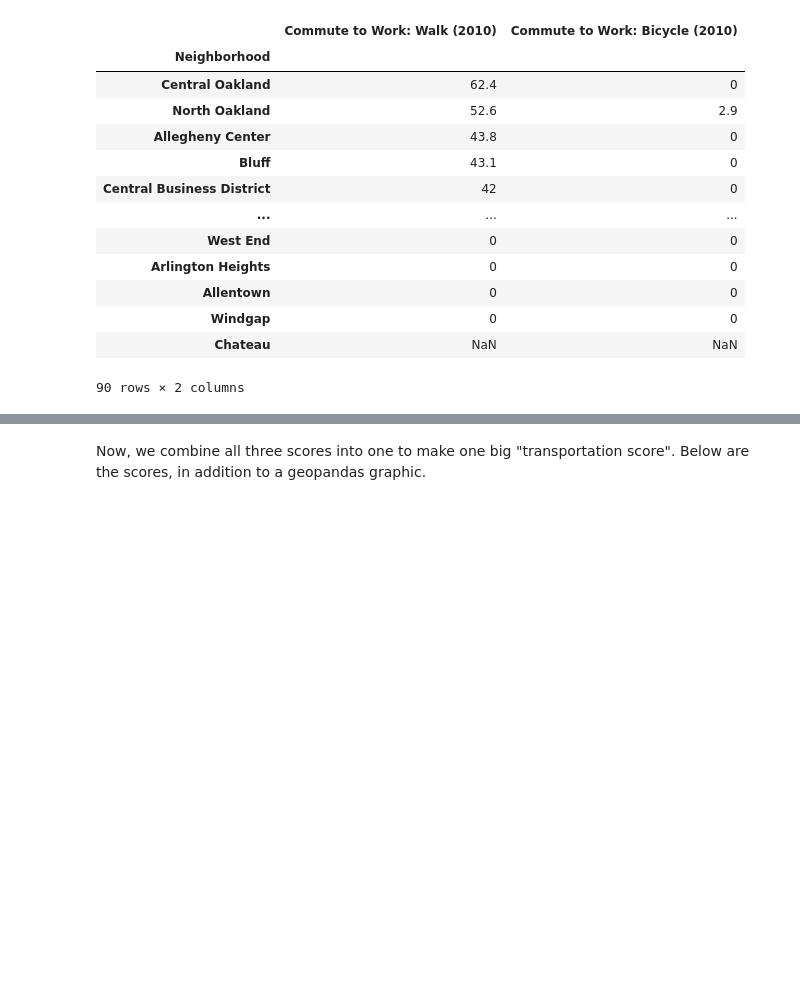
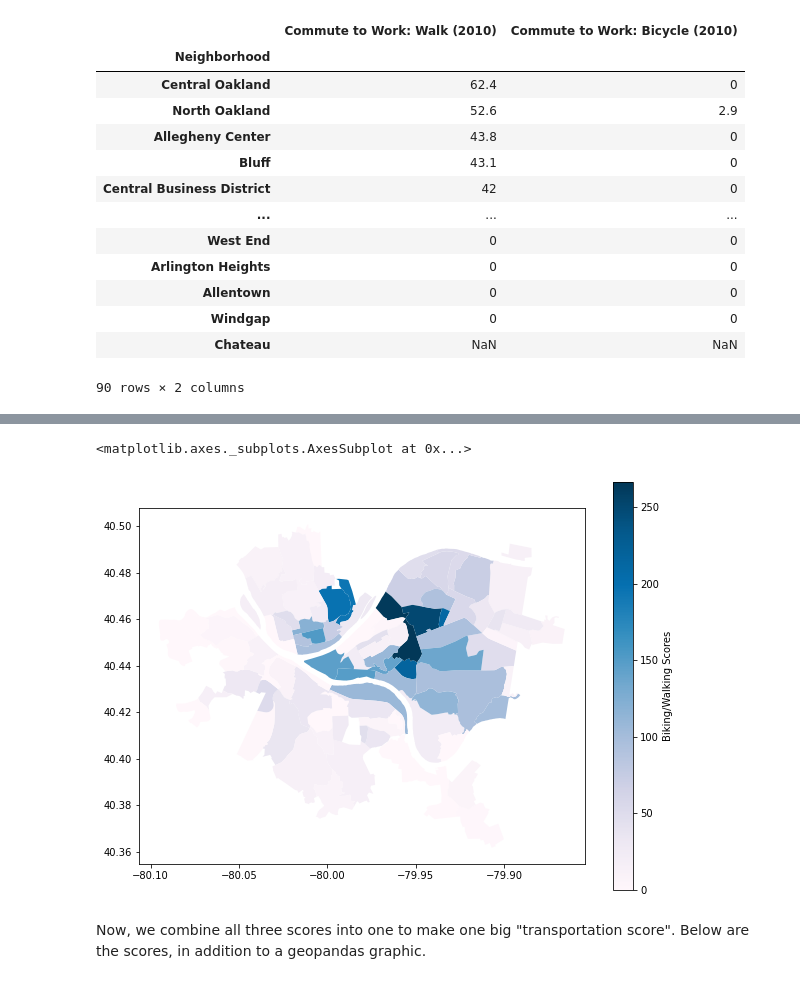
Before and after one commit to Nick0306/Big_Ideas_Final_Project, a Jupyter notebook: Dataset Notebooks/CombinedNotebook.ipynb, the cells around one changed output, grey strips where cells are left out. Cells and saved outputs as stored; diff of their text form; code cells hidden in the pictures; blank space fills up the shorter version.

```diff
--- a/Dataset Notebooks/CombinedNotebook.ipynb
+++ b/Dataset Notebooks/CombinedNotebook.ipynb
@@ -184,6 +211,19 @@ bw_scores.sort_values(by=['Biking/Walking Scores'], ascending = False).head(8)
 | Spring Hill-City View | 7.05128 | 84 | 197.277778 |
 | Spring Garden | 20.0321 | 69.3333 | 193.625000 |
 | Allegheny Center | 70.1923 | 0 | 152.083333 |
+# %%
+# Geopandas representation
+scores3 = bw_scores.groupby("Neighborhood").sum()['Biking/Walking Scores']
+bw_map = neighborhoods.merge(scores3, how='left', left_on='hood', right_on='Neighborhood')
+bw_map.plot(column='Biking/Walking Scores',
+                  cmap='PuBu',
+                  figsize=(10,7.5),
+                  legend=True,
+                  legend_kwds={'label':"Biking/Walking Scores"}
+                  )
+# %% [output]
+<matplotlib.axes._subplots.AxesSubplot at 0x...>
+[figure, added]
 # %% [markdown]
 Now, we combine all three scores into one to make one big "transportation score". Below are the scores, in addition to a geopandas graphic.
 # %%
```
Also changed, not shown: parts of 3 cells of this notebook.
